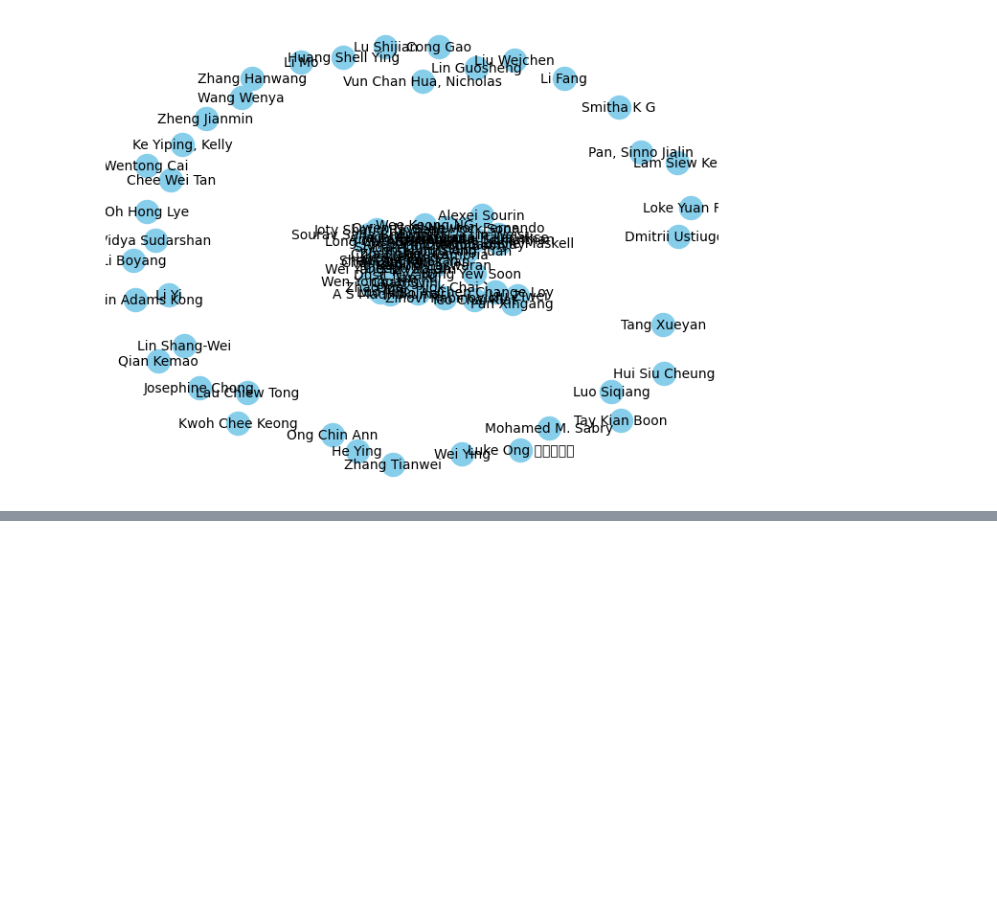
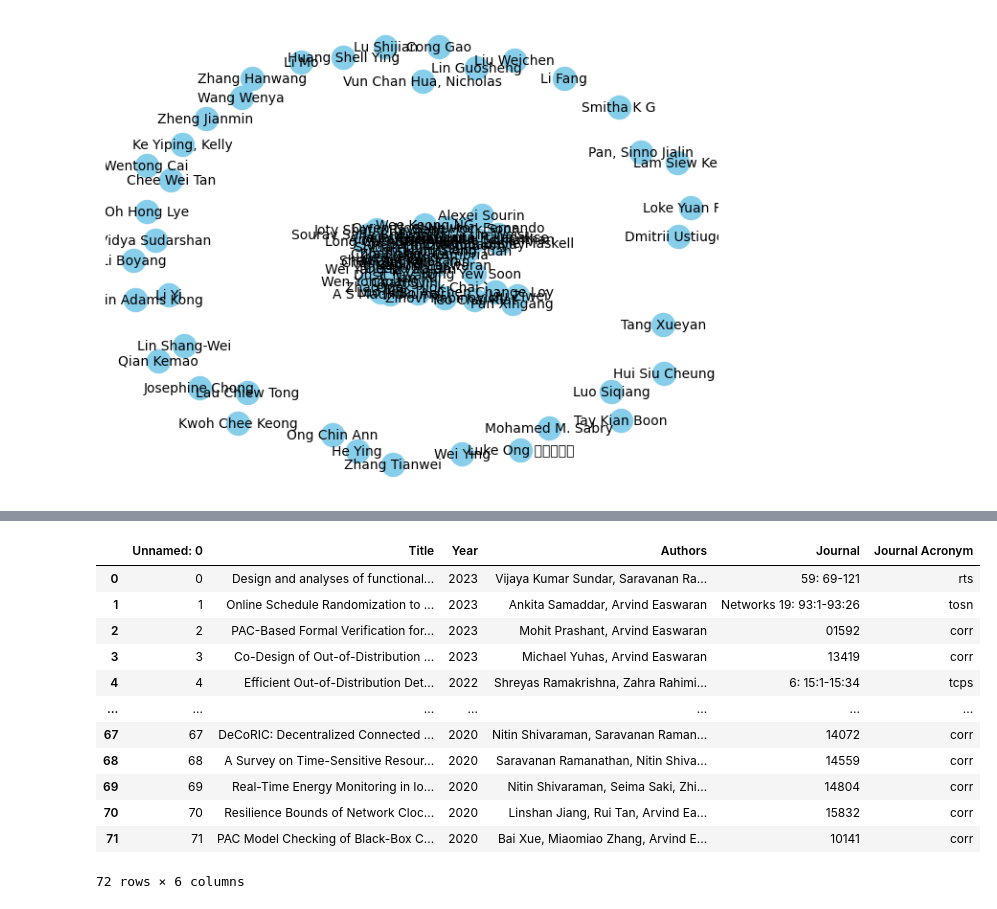
Before and after one commit to Joel-yj/Profound, a Jupyter notebook: Data_cleaning.ipynb, the cells around one changed output, grey strips where cells are left out. Drawn from its saved outputs; the diff is of its cells as text; code cells hidden in the pictures; blank space fills up the shorter version.

```diff
--- a/Data_cleaning.ipynb
+++ b/Data_cleaning.ipynb
@@ -266,0 +335,17 @@ plt.show()
+# %%
+prof = pd.read_csv("publications/Arvind_Easwaran.csv")
+prof
+# %% [output]
+|  | Unnamed: 0 | Title | Year | Authors | Journal | Journal Acronym |
+| 0 | 0 | Design and analyses of functional... | 2023 | Vijaya Kumar Sundar, Saravanan Ra... | 59: 69-121 | rts |
+| 1 | 1 | Online Schedule Randomization to ... | 2023 | Ankita Samaddar, Arvind Easwaran | Networks 19: 93:1-93:26 | tosn |
+| 2 | 2 | PAC-Based Formal Verification for... | 2023 | Mohit Prashant, Arvind Easwaran | 01592 | corr |
+| 3 | 3 | Co-Design of Out-of-Distribution ... | 2023 | Michael Yuhas, Arvind Easwaran | 13419 | corr |
+| 4 | 4 | Efficient Out-of-Distribution Det... | 2022 | Shreyas Ramakrishna, Zahra Rahimi... | 6: 15:1-15:34 | tcps |
+| ... | ... | ... | ... | ... | ... | ... |
+| 67 | 67 | DeCoRIC: Decentralized Connected ... | 2020 | Nitin Shivaraman, Saravanan Raman... | 14072 | corr |
+| 68 | 68 | A Survey on Time-Sensitive Resour... | 2020 | Saravanan Ramanathan, Nitin Shiva... | 14559 | corr |
+| 69 | 69 | Real-Time Energy Monitoring in Io... | 2020 | Nitin Shivaraman, Seima Saki, Zhi... | 14804 | corr |
+| 70 | 70 | Resilience Bounds of Network Cloc... | 2020 | Linshan Jiang, Rui Tan, Arvind Ea... | 15832 | corr |
+| 71 | 71 | PAC Model Checking of Black-Box C... | 2020 | Bai Xue, Miaomiao Zhang, Arvind E... | 10141 | corr |
+72 rows × 6 columns
```
Also changed, not shown: parts of 8 cells of this notebook, 1 other file.
